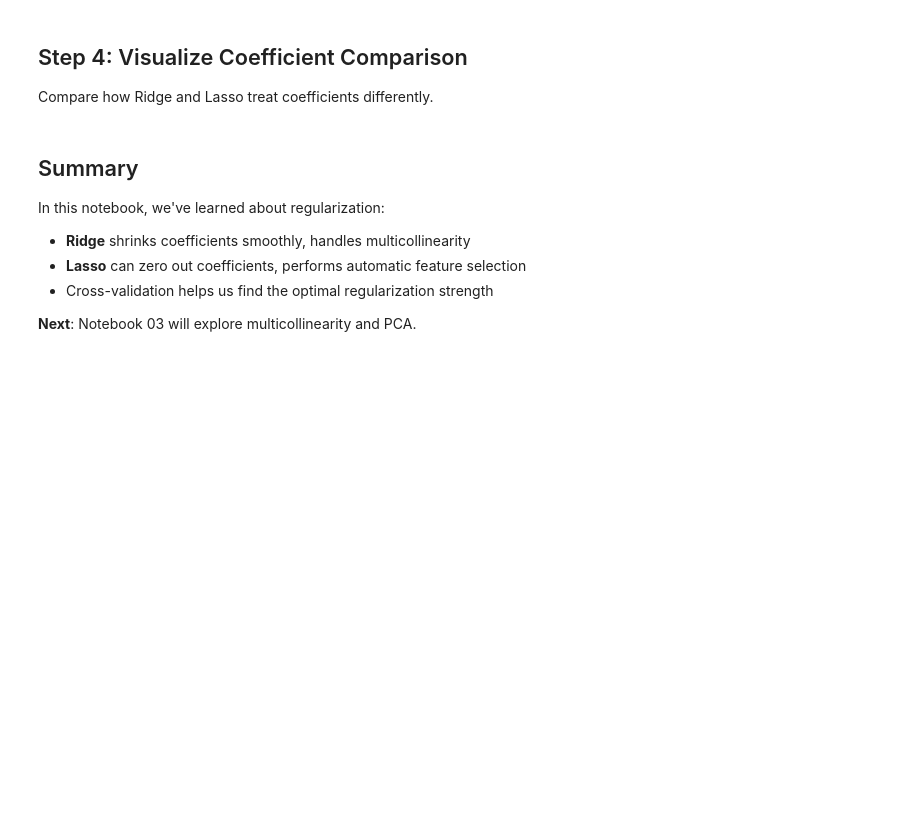
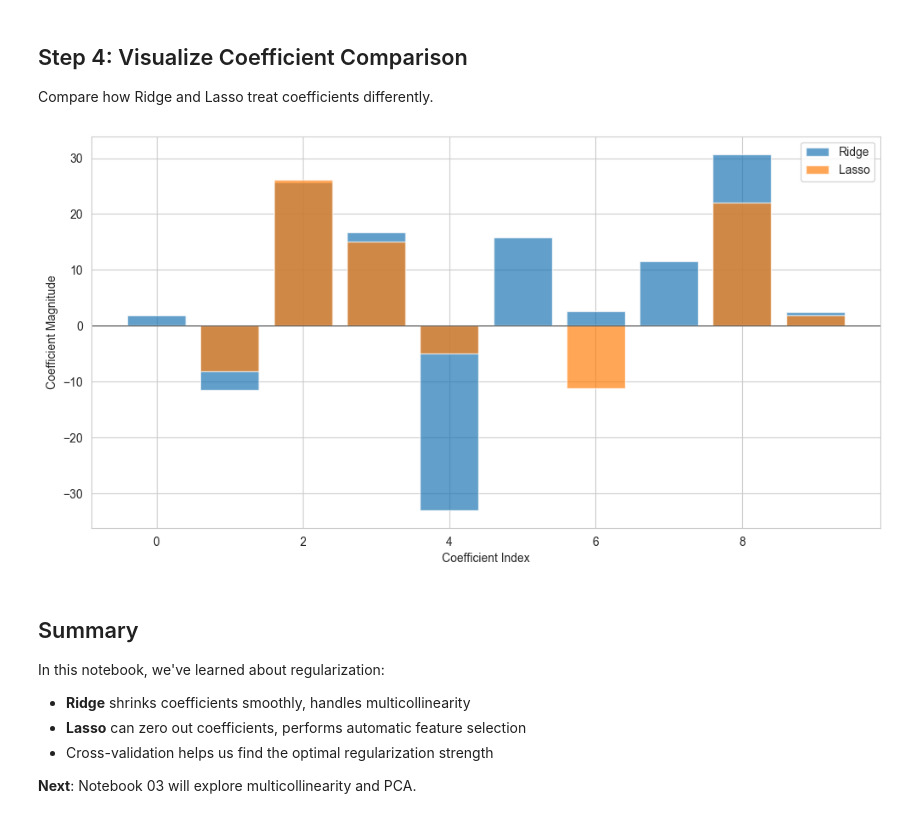
Before and after one commit to Tuminha/ml-interpretability-dojo, a Jupyter notebook: notebooks/02_regularization_ridge_lasso.ipynb, the cells around one changed output. Saved outputs shown, nothing was run; the diff lists cells and outputs as text; code cells hidden in the pictures; blank space fills up the shorter version.

```diff
--- a/notebooks/02_regularization_ridge_lasso.ipynb
+++ b/notebooks/02_regularization_ridge_lasso.ipynb
@@ -98,9 +229,22 @@ Compare how Ridge and Lasso treat coefficients differently.
 # %%
 # === TODO (you code this) ===
 # Plot coefficient magnitudes side by side for Ridge vs Lasso.
 # Hints:
 #   - Extract coefficients from both models
 #   - Create side-by-side bar plot
 #   - Note which coefficients are zero in Lasso
 #   - Save to images/02_ridge_lasso_coefficients.png
 # Acceptance: Figure with clear legend; note which coefficients go to zero with Lasso
+ridge_coefs = model_ridge.named_steps['ridge'].coef_
+lasso_coefs = model_lasso.named_steps['lasso'].coef_
+
+plt.figure(figsize=(12, 6))
+plt.bar(range(len(ridge_coefs)), ridge_coefs, label='Ridge', alpha=0.7)
+plt.bar(range(len(lasso_coefs)), lasso_coefs, label='Lasso', alpha=0.7)
+plt.axhline(0, color='black', linewidth=0.5)
+plt.xlabel('Coefficient Index')
+plt.ylabel('Coefficient Magnitude')
+plt.legend()
+plt.savefig('../images/02_ridge_lasso_coefficients.png')
+# %% [output]
+[figure, added]
```
Also changed, not shown: parts of 7 cells of this notebook, 6 other files.
